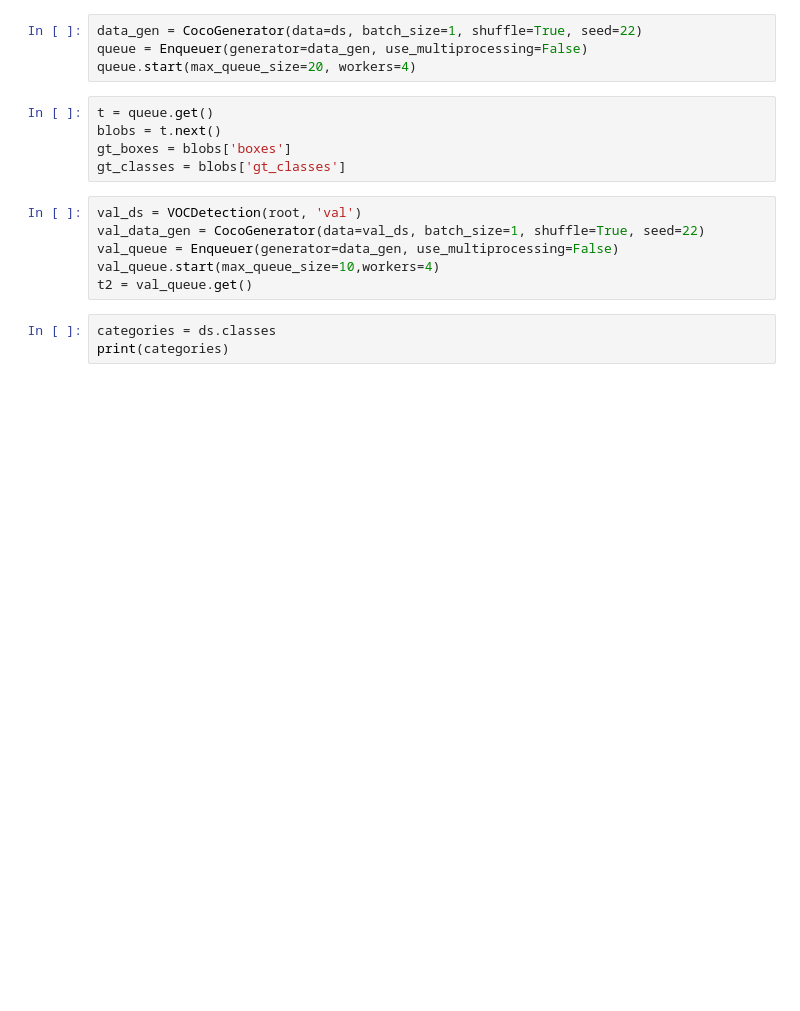
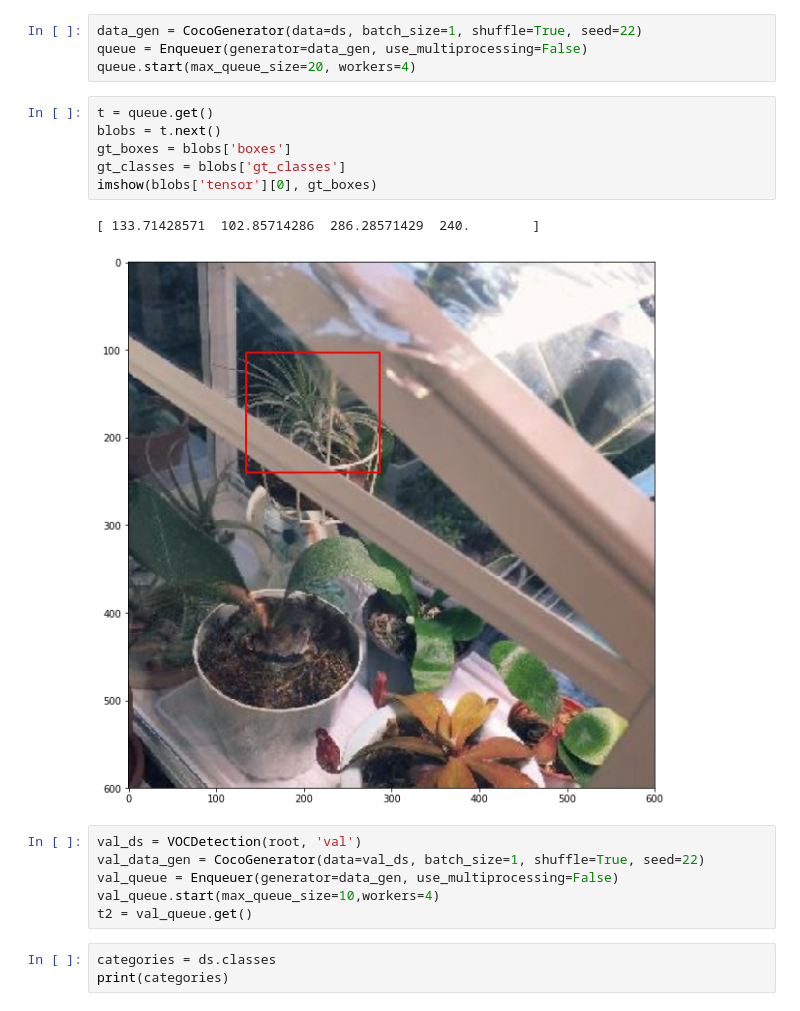
Before and after one commit to anhlt/faster_rcnn, a Jupyter notebook: VOC.ipynb, the cells around one changed output. Saved outputs shown, nothing was run; the diff lists cells and outputs as text; blank space fills up the shorter version.

```diff
--- a/VOC.ipynb
+++ b/VOC.ipynb
@@ -55,8 +56,12 @@ queue.start(max_queue_size=20, workers=4)
 # %%
 t = queue.get()
 blobs = t.next()
 gt_boxes = blobs['boxes']
 gt_classes = blobs['gt_classes']
+imshow(blobs['tensor'][0], gt_boxes)
+# %% [output]
+[ 133.71428571  102.85714286  286.28571429  240.        ]
+[figure, added]
 # %%
 val_ds = VOCDetection(root, 'val')
 val_data_gen = CocoGenerator(data=val_ds, batch_size=1, shuffle=True, seed=22)
```
Also changed, not shown: parts of 18 cells of this notebook, 18 other files.
